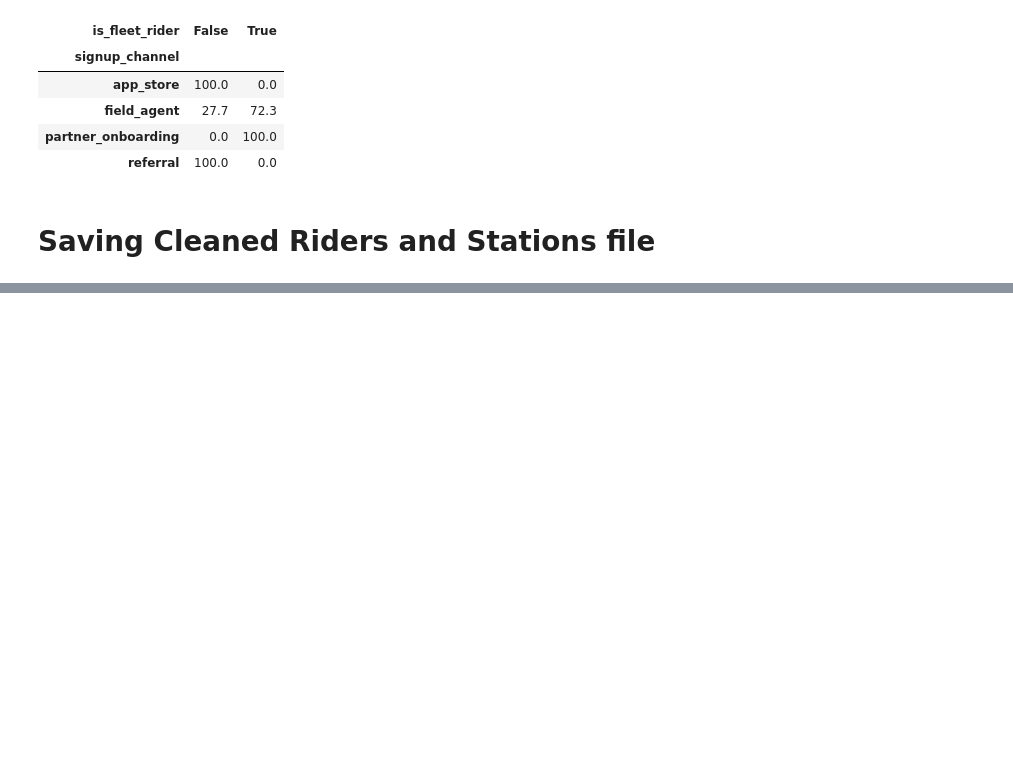
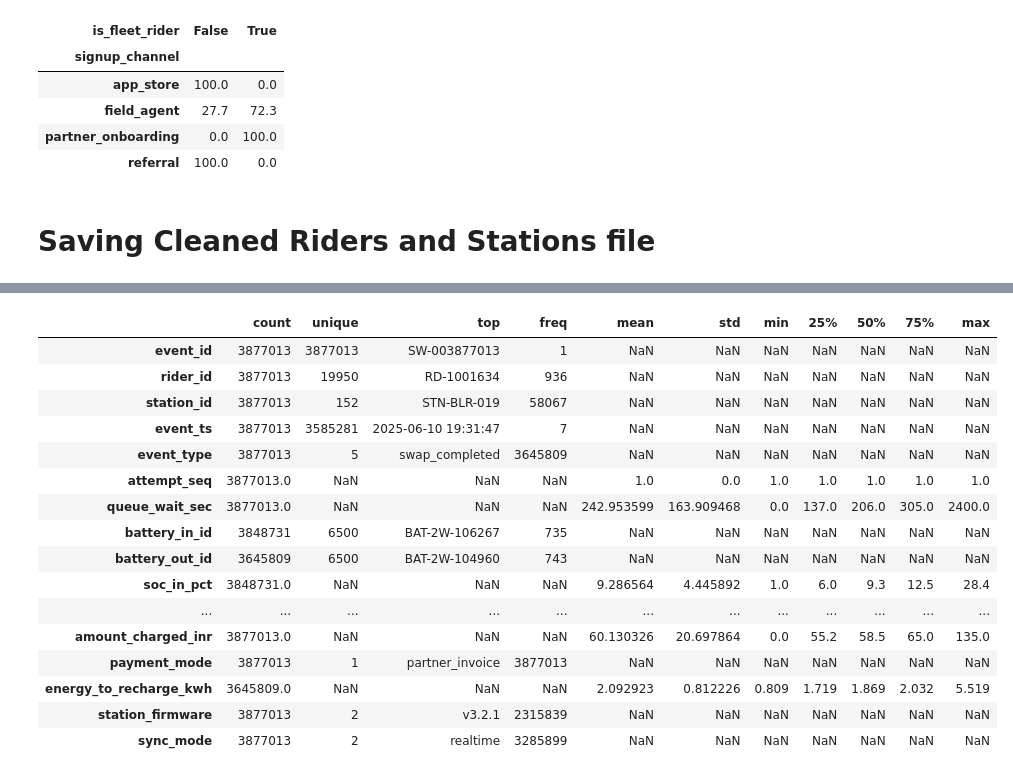
Before and after one commit to Khulbe-Nitin/Volt-Relay, a Jupyter notebook: Collab_notebook/Nitin_4_datasets.ipynb, the cells around one changed output, grey strips where cells are left out. Drawn from its saved outputs; the diff is of its cells as text; code cells hidden in the pictures; blank space fills up the shorter version.

```diff
--- a/Collab_notebook/Nitin_4_datasets.ipynb
+++ b/Collab_notebook/Nitin_4_datasets.ipynb
@@ -21,7 +21,7 @@ DATA_PATH = "/content/drive/MyDrive/Volt_relay/raw/"
 stations = pd.read_csv(DATA_PATH + "stations.csv")
 riders = pd.read_csv(DATA_PATH + "riders.csv")
 fleet_partners = pd.read_csv(DATA_PATH + "fleet_partners.csv")
-support_tickets = pd.read_csv(DATA_PATH + "support_tickets.csv")
+swap_events = pd.read_csv(DATA_PATH + "swap_events.csv")
 # %% [markdown]
 <h2>Stations - Understanding DataSet</h2>
 # %%
@@ -869,0 +1468,20 @@ print("Saved successfully.")
+# %%
+swap_events.describe(include="all").T
+# %% [output]
+|  | count | unique | top | freq | mean | std | min | 25% | 50% | 75% | max |
+| event_id | 3877013 | 3877013 | SW-003877013 | 1 | NaN | NaN | NaN | NaN | NaN | NaN | NaN |
+| rider_id | 3877013 | 19950 | RD-1001634 | 936 | NaN | NaN | NaN | NaN | NaN | NaN | NaN |
+| station_id | 3877013 | 152 | STN-BLR-019 | 58067 | NaN | NaN | NaN | NaN | NaN | NaN | NaN |
+| event_ts | 3877013 | 3585281 | 2025-06-10 19:31:47 | 7 | NaN | NaN | NaN | NaN | NaN | NaN | NaN |
+| event_type | 3877013 | 5 | swap_completed | 3645809 | NaN | NaN | NaN | NaN | NaN | NaN | NaN |
+| attempt_seq | 3877013.0 | NaN | NaN | NaN | 1.0 | 0.0 | 1.0 | 1.0 | 1.0 | 1.0 | 1.0 |
+| queue_wait_sec | 3877013.0 | NaN | NaN | NaN | 242.953599 | 163.909468 | 0.0 | 137.0 | 206.0 | 305.0 | 2400.0 |
+| battery_in_id | 3848731 | 6500 | BAT-2W-106267 | 735 | NaN | NaN | NaN | NaN | NaN | NaN | NaN |
+| battery_out_id | 3645809 | 6500 | BAT-2W-104960 | 743 | NaN | NaN | NaN | NaN | NaN | NaN | NaN |
+| soc_in_pct | 3848731.0 | NaN | NaN | NaN | 9.286564 | 4.445892 | 1.0 | 6.0 | 9.3 | 12.5 | 28.4 |
+| ... | ... | ... | ... | ... | ... | ... | ... | ... | ... | ... | ... |
+| amount_charged_inr | 3877013.0 | NaN | NaN | NaN | 60.130326 | 20.697864 | 0.0 | 55.2 | 58.5 | 65.0 | 135.0 |
+| payment_mode | 3877013 | 1 | partner_invoice | 3877013 | NaN | NaN | NaN | NaN | NaN | NaN | NaN |
+| energy_to_recharge_kwh | 3645809.0 | NaN | NaN | NaN | 2.092923 | 0.812226 | 0.809 | 1.719 | 1.869 | 2.032 | 5.519 |
+| station_firmware | 3877013 | 2 | v3.2.1 | 2315839 | NaN | NaN | NaN | NaN | NaN | NaN | NaN |
+| sync_mode | 3877013 | 2 | realtime | 3285899 | NaN | NaN | NaN | NaN | NaN | NaN | NaN |
```
Also changed, not shown: parts of 43 cells of this notebook.
